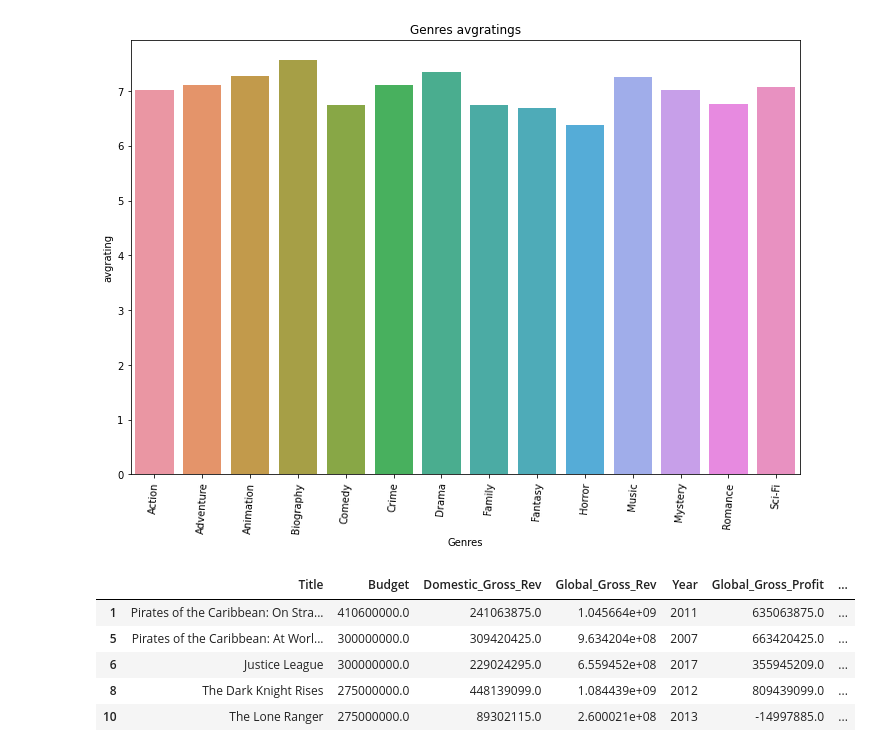
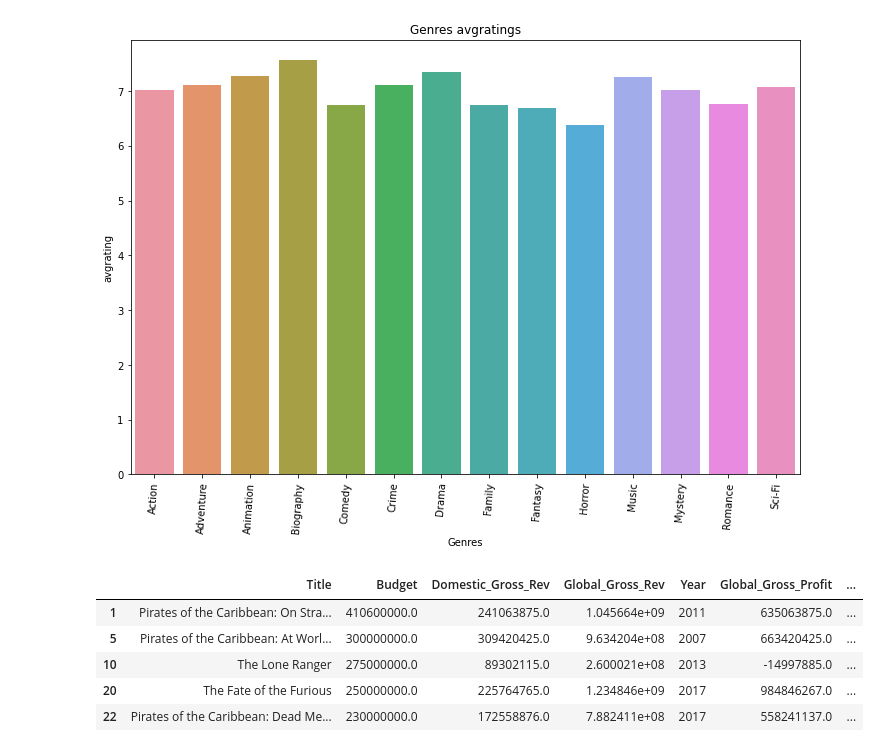
Before and after one commit to ttrechsel/Phase2_Movies, a Jupyter notebook: Code/Visualizations_IL.ipynb, the cells around one changed output. Drawn from its saved outputs; the diff is of its cells as text; code cells hidden in the pictures.

```diff
--- a/Code/Visualizations_IL.ipynb
+++ b/Code/Visualizations_IL.ipynb
@@ -133,16 +132,16 @@ plt.xticks(rotation=86);
 [figure]
 # %%
 actors = df.explode('Actors')
-actors_types = actors['Actors'].value_counts()[lambda x : x>15].drop("")
+actors_types = actors['Actors'].value_counts()[lambda x : x>=20]
 actors_df = actors[actors['Actors'].isin(actors_types.index)]
 actors_df.head()
 # %% [output]
 |  | Title | Budget | Domestic_Gross_Rev | Global_Gross_Rev | Year | Global_Gross_Profit | ... |
 | 1 | Pirates of the Caribbean: On Stra... | 410600000.0 | 241063875.0 | 1.045664e+09 | 2011 | 635063875.0 | ... |
 | 5 | Pirates of the Caribbean: At Worl... | 300000000.0 | 309420425.0 | 9.634204e+08 | 2007 | 663420425.0 | ... |
-| 6 | Justice League | 300000000.0 | 229024295.0 | 6.559452e+08 | 2017 | 355945209.0 | ... |
-| 8 | The Dark Knight Rises | 275000000.0 | 448139099.0 | 1.084439e+09 | 2012 | 809439099.0 | ... |
 | 10 | The Lone Ranger | 275000000.0 | 89302115.0 | 2.600021e+08 | 2013 | -14997885.0 | ... |
+| 20 | The Fate of the Furious | 250000000.0 | 225764765.0 | 1.234846e+09 | 2017 | 984846267.0 | ... |
+| 22 | Pirates of the Caribbean: Dead Me... | 230000000.0 | 172558876.0 | 7.882411e+08 | 2017 | 558241137.0 | ... |
 # %%
 fig, ax = plt.subplots(figsize=(24,10))
 sns.boxplot(x = 'Actors', y='Global_Gross_Profit', data = actors_df)
```
Also changed, not shown: parts of 3 cells of this notebook, 14 other files.
